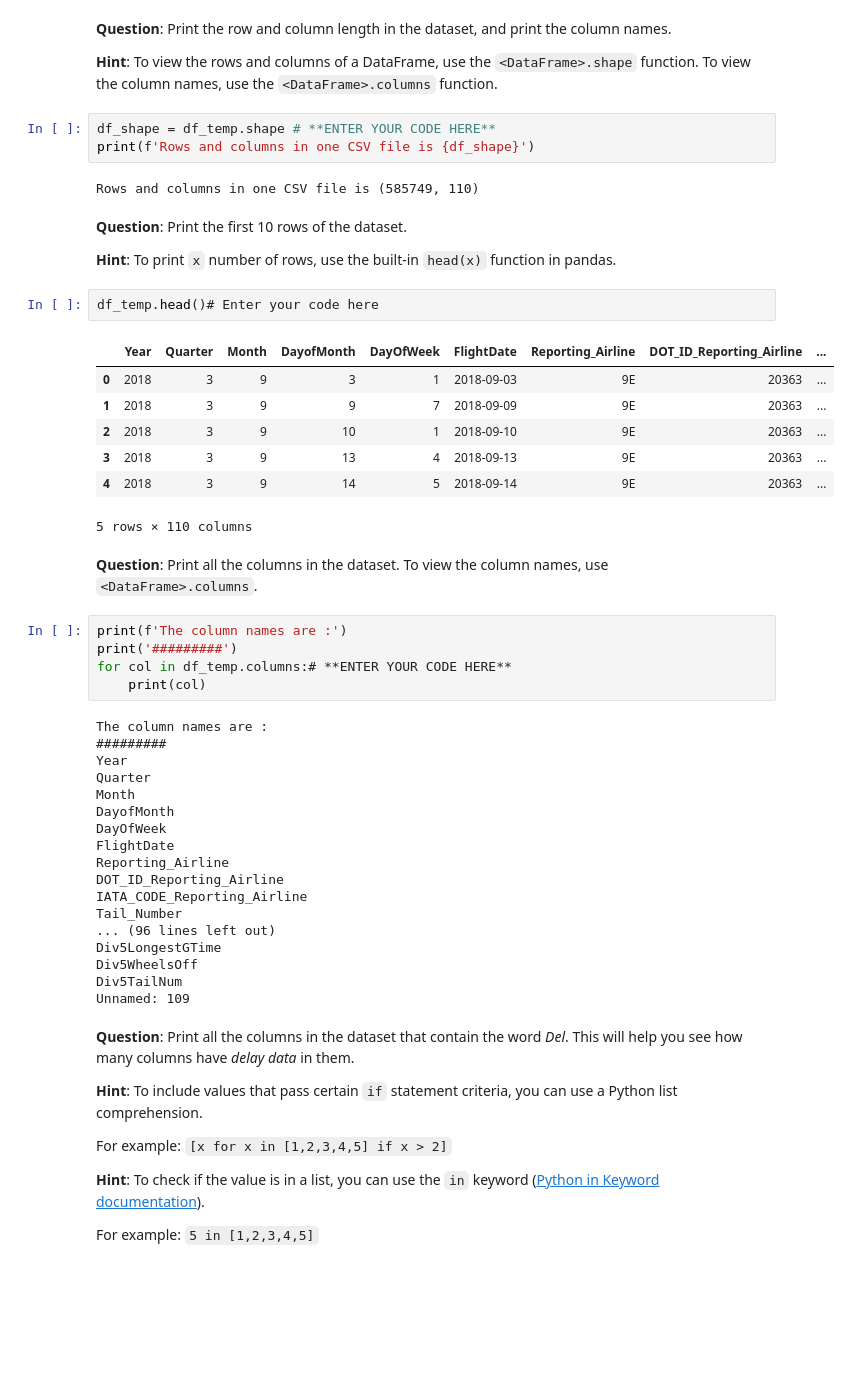
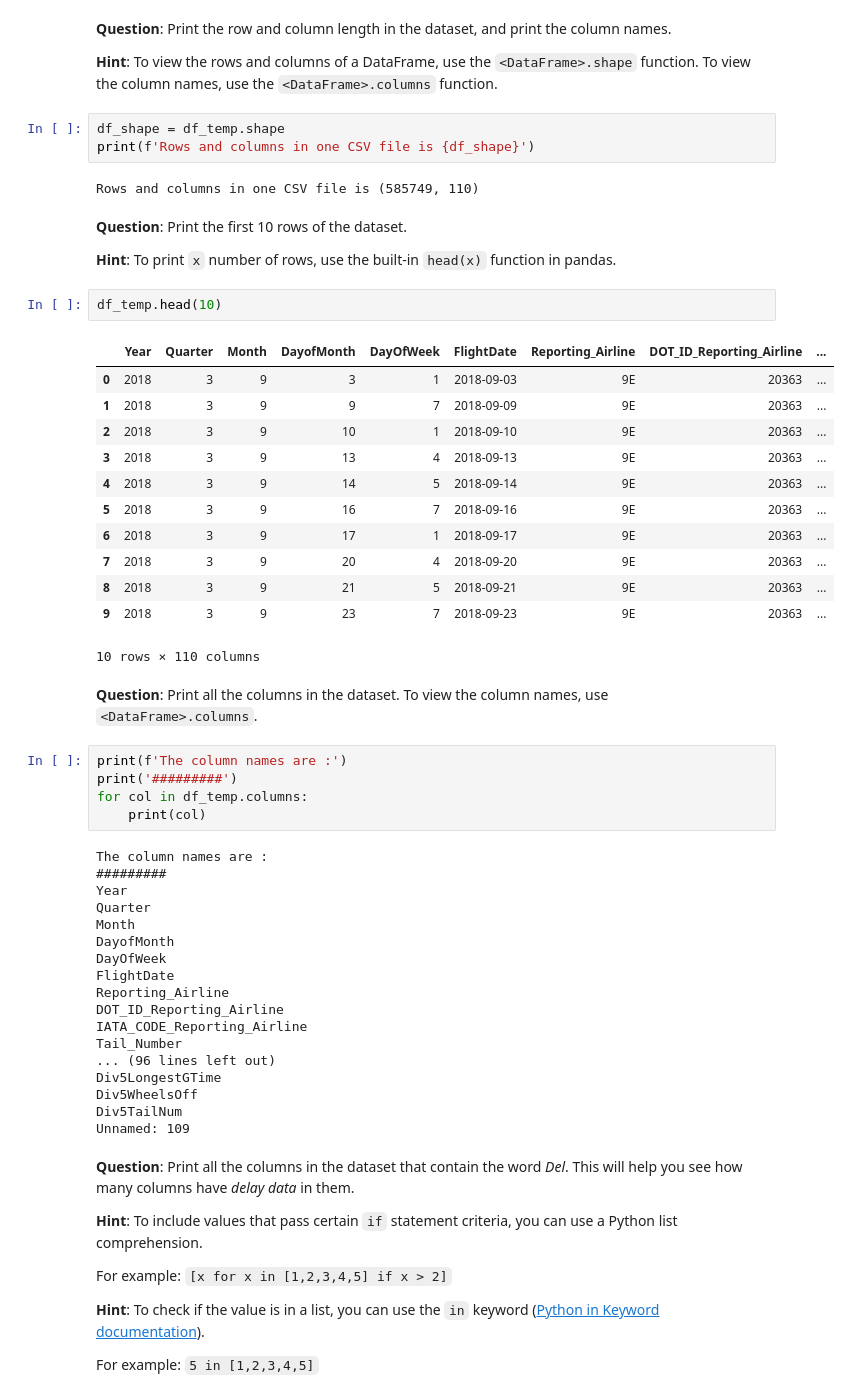
Before and after one commit to Ajia-code/AWS-Machine-Learning-, a Jupyter notebook: Flight_Delay-Student.ipynb, the cells around one changed output. Saved outputs shown, nothing was run; the diff lists cells and outputs as text; blank space fills up the shorter version.

```diff
--- a/Flight_Delay-Student.ipynb
+++ b/Flight_Delay-Student.ipynb
@@ -190,7 +223,7 @@ df_temp = pd.read_csv(f"{csv_base_path}On_Time_Reporting_Carrier_On_Time_Perform
 
 **Hint**: To view the rows and columns of a DataFrame, use the `<DataFrame>.shape` function. To view the column names, use the `<DataFrame>.columns` function.
 # %%
-df_shape = df_temp.shape # **ENTER YOUR CODE HERE**
+df_shape = df_temp.shape
 print(f'Rows and columns in one CSV file is {df_shape}')
 # %% [output]
 Rows and columns in one CSV file is (585749, 110)
@@ -198,22 +231,27 @@ Rows and columns in one CSV file is (585749, 110)
 **Question**: Print the first 10 rows of the dataset.
 
 **Hint**: To print `x` number of rows, use the built-in `head(x)` function in pandas.
-# %%
-df_temp.head()# Enter your code here
-# %% [output]
-|  | Year | Quarter | Month | DayofMonth | DayOfWeek | FlightDate | Reporting_Airline | DOT_ID_Reporting_Airline | ... |
-| 0 | 2018 | 3 | 9 | 3 | 1 | 2018-09-03 | 9E | 20363 | ... |
-| 1 | 2018 | 3 | 9 | 9 | 7 | 2018-09-09 | 9E | 20363 | ... |
-| 2 | 2018 | 3 | 9 | 10 | 1 | 2018-09-10 | 9E | 20363 | ... |
-| 3 | 2018 | 3 | 9 | 13 | 4 | 2018-09-13 | 9E | 20363 | ... |
-| 4 | 2018 | 3 | 9 | 14 | 5 | 2018-09-14 | 9E | 20363 | ... |
-5 rows × 110 columns
+# %%
+df_temp.head(10)
+# %% [output]
+|  | Year | Quarter | Month | DayofMonth | DayOfWeek | FlightDate | Reporting_Airline | DOT_ID_Reporting_Airline | ... |
+| 0 | 2018 | 3 | 9 | 3 | 1 | 2018-09-03 | 9E | 20363 | ... |
+| 1 | 2018 | 3 | 9 | 9 | 7 | 2018-09-09 | 9E | 20363 | ... |
+| 2 | 2018 | 3 | 9 | 10 | 1 | 2018-09-10 | 9E | 20363 | ... |
+| 3 | 2018 | 3 | 9 | 13 | 4 | 2018-09-13 | 9E | 20363 | ... |
+| 4 | 2018 | 3 | 9 | 14 | 5 | 2018-09-14 | 9E | 20363 | ... |
+| 5 | 2018 | 3 | 9 | 16 | 7 | 2018-09-16 | 9E | 20363 | ... |
+| 6 | 2018 | 3 | 9 | 17 | 1 | 2018-09-17 | 9E | 20363 | ... |
+| 7 | 2018 | 3 | 9 | 20 | 4 | 2018-09-20 | 9E | 20363 | ... |
+| 8 | 2018 | 3 | 9 | 21 | 5 | 2018-09-21 | 9E | 20363 | ... |
+| 9 | 2018 | 3 | 9 | 23 | 7 | 2018-09-23 | 9E | 20363 | ... |
+10 rows × 110 columns
 # %% [markdown]
 **Question**: Print all the columns in the dataset. To view the column names, use `<DataFrame>.columns`.
 # %%
 print(f'The column names are :')
 print('#########')
-for col in df_temp.columns:# **ENTER YOUR CODE HERE**
+for col in df_temp.columns:
     print(col)
 # %% [output]
 The column names are :
```
Also changed, not shown: parts of 23 cells of this notebook.
